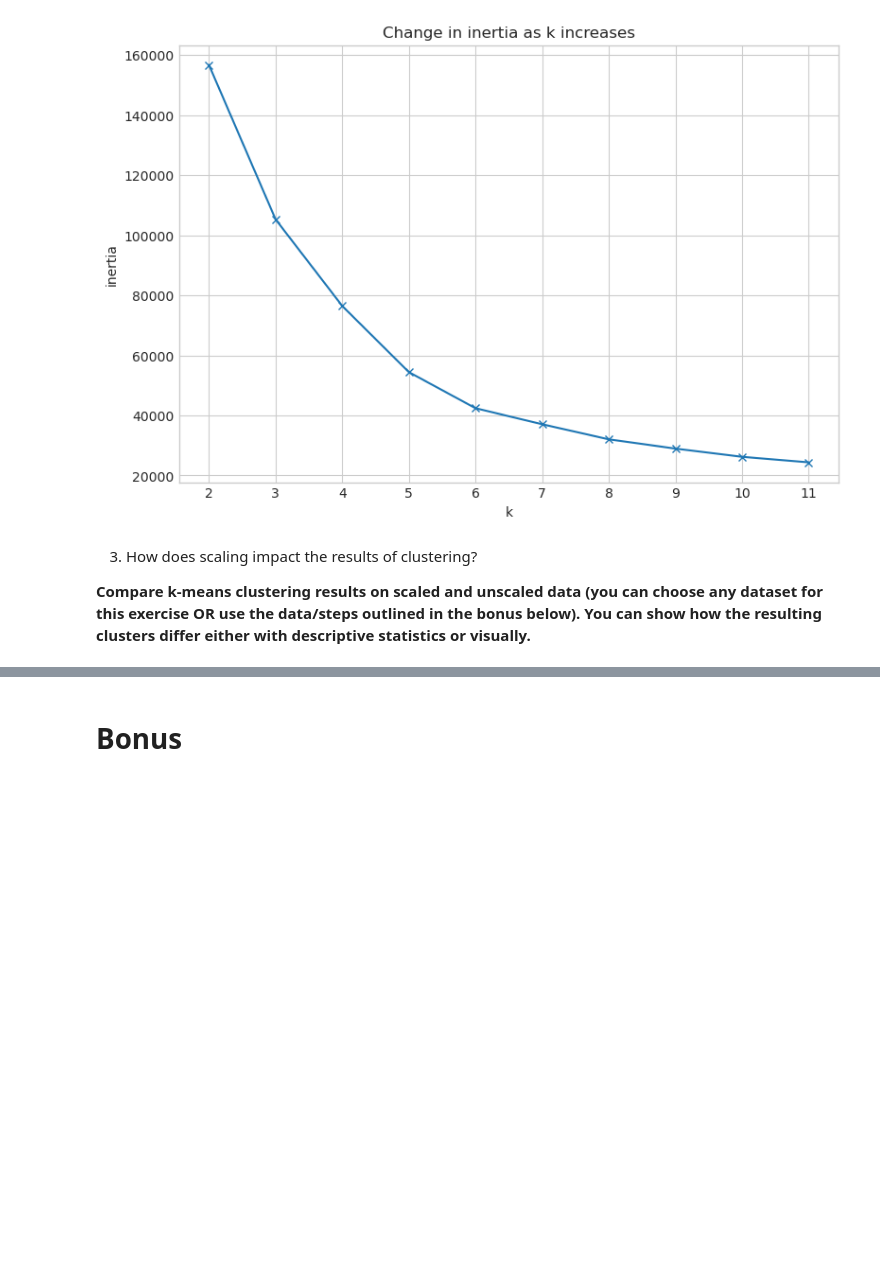
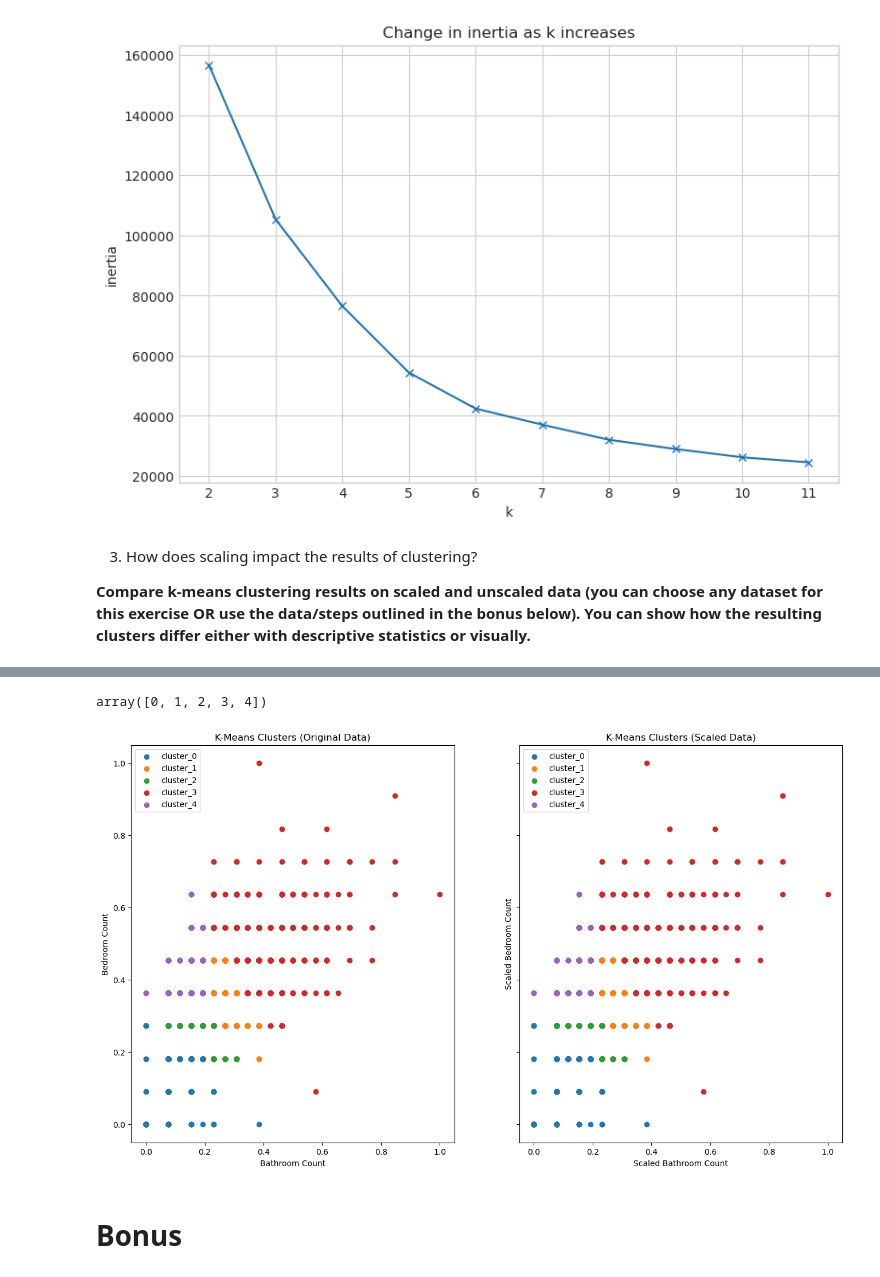
Before and after one commit to Marc-Aradillas/clustering-exercises, a Jupyter notebook: modeling.ipynb, the cells around one changed output, grey strips where cells are left out. Drawn from its saved outputs; the diff is of its cells as text; code cells hidden in the pictures; blank space fills up the shorter version.

```diff
--- a/modeling.ipynb
+++ b/modeling.ipynb
@@ -425,0 +320,2 @@ X['cluster'] = kmeans.predict(X)
+# %%
+X = train[['bathroomcnt', 'bedroomcnt']]
@@ -425,0 +331,9 @@ X['cluster'] = kmeans.predict(X)
+# %%
+# create the sklearn object
+# kmeans as a variable holds the KMeans object with K=3
+kmeans = KMeans(n_clusters=5)
+# fit the object on our X
+kmeans.fit(X)
+# use the object to predict the clusters
+clusters = kmeans.predict(X)
+clusters
@@ -425,0 +342,3 @@ X['cluster'] = kmeans.predict(X)
+# %%
+train['cluster'] = clusters
+train.head()
@@ -426,3 +353,56 @@ X['cluster'] = kmeans.predict(X)
+# %%
+# grab the mean of all data fields
+# peep the cluster values
+train.cluster.sort_values().unique()
+# %% [output]
+array([0, 1, 2, 3, 4])
+# %%
+# Assuming you already have train DataFrame
+X = train[['bathroomcnt', 'bedroomcnt']]
+
+# Scale the data
+scaler = MinMaxScaler()
+X_scaled = scaler.fit_transform(X)
+
+# create the sklearn object
+kmeans = KMeans(n_clusters=5)
+# fit the object on our X
+kmeans.fit(X)
+# use the object to predict the clusters
+clusters = kmeans.predict(X)
+
+train['cluster'] = clusters
+
+# Create subplots for the original and scaled data
+fig, axs = plt.subplots(1, 2, figsize=(16, 9), sharex=True, sharey=True)
+
+# Plot for the original data
+for cluster_n in train.cluster.sort_values().unique():
+    axs[0].scatter(
+        train[train.cluster == cluster_n].bathroomcnt,
+        train[train.cluster == cluster_n].bedroomcnt,
+        label=f'cluster_{cluster_n}')
+
+axs[0].legend()
+axs[0].set_title("K-Means Clusters (Original Data)")
+axs[0].set_xlabel("Bathroom Count")
+axs[0].set_ylabel("Bedroom Count")
+
+# Plot for the scaled data
+for cluster_n in train.cluster.sort_values().unique():
+    axs[1].scatter(
+        X_scaled[train.cluster == cluster_n, 0],  # Index 0 for bathroom count
+        X_scaled[train.cluster == cluster_n, 1],  # Index 1 for bedroom count
+        label=f'cluster_{cluster_n}')
+
+axs[1].legend()
+axs[1].set_title("K-Means Clusters (Scaled Data)")
+axs[1].set_xlabel("Scaled Bathroom Count")
+axs[1].set_ylabel("Scaled Bedroom Count")
+
+plt.show()
+# %% [output]
+[figure, added]
 # %% [markdown]
 # Bonus
 # %% [markdown]
```
Also changed, not shown: parts of 22 cells of this notebook, 3 other files.
